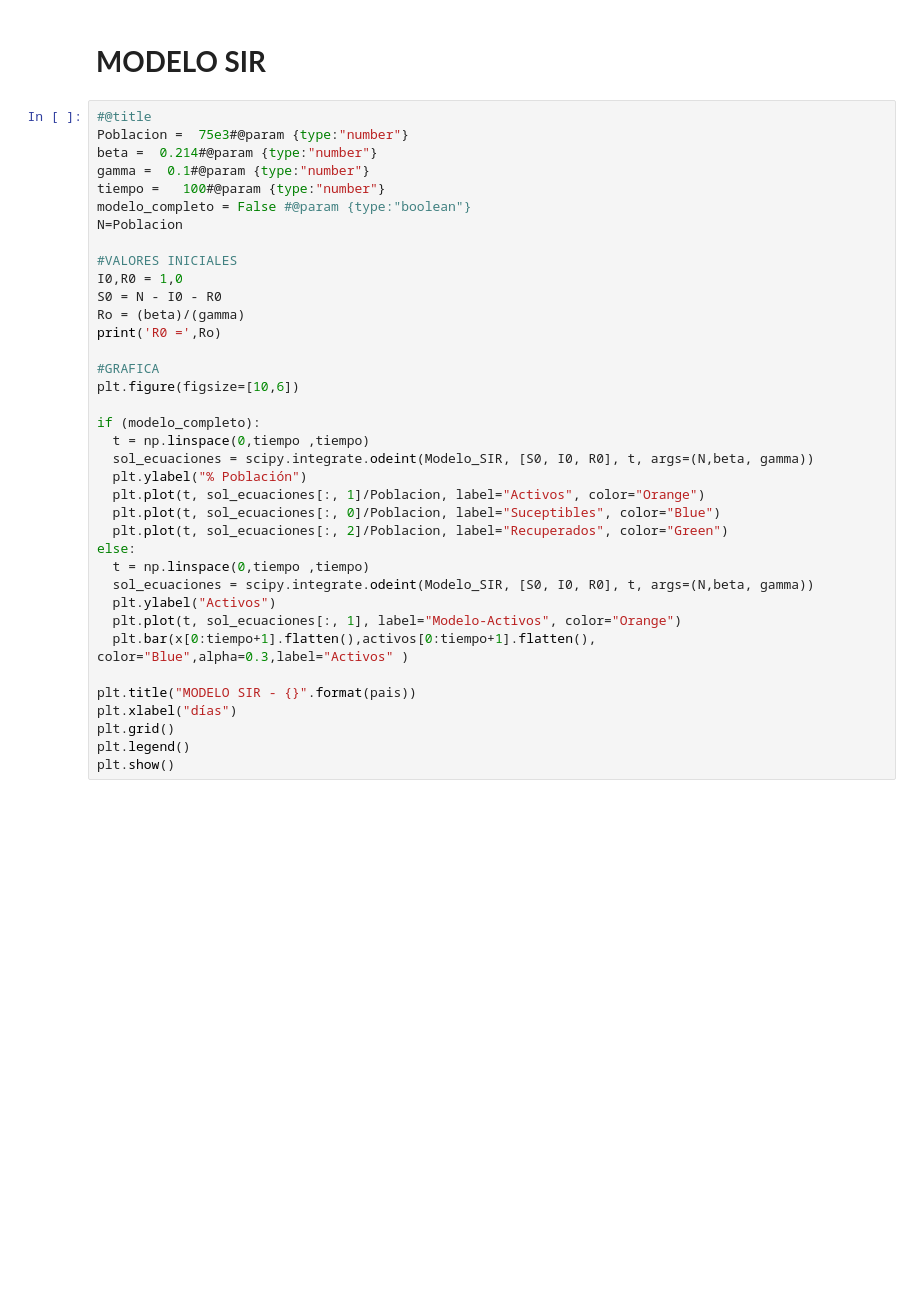
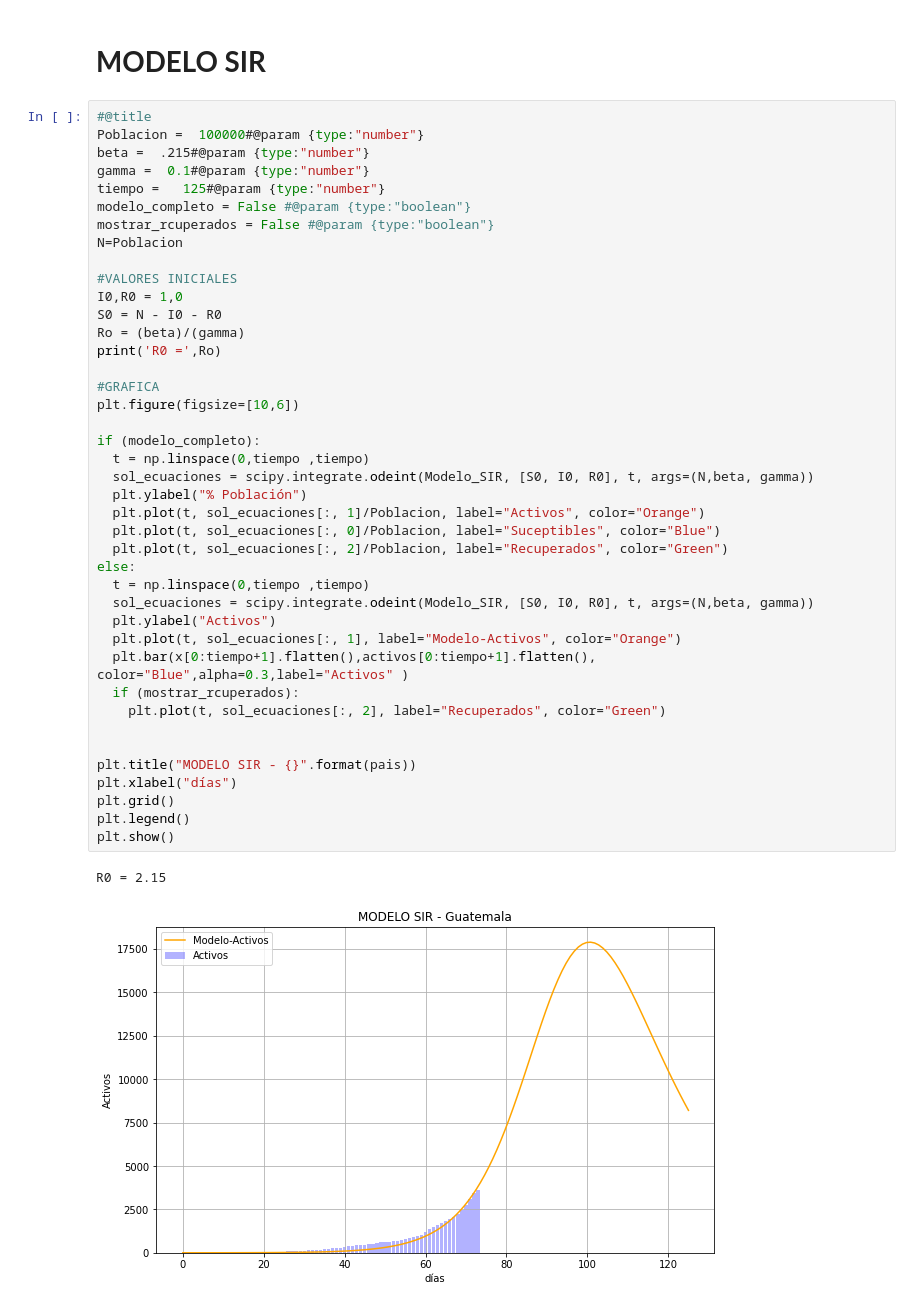
Before and after one commit to pepedp/Otros, a Jupyter notebook: Covid19.ipynb, the cells around one changed output. Drawn from its saved outputs; the diff is of its cells as text; blank space fills up the shorter version.

```diff
--- a/Covid19.ipynb
+++ b/Covid19.ipynb
@@ -296,41 +318,48 @@ elif (Actualizar_BigQuery):
 # **MODELO SIR**
 # %%
 #@title
-Poblacion =  75e3#@param {type:"number"}
-beta =  0.214#@param {type:"number"}
+Poblacion =  100000#@param {type:"number"}
+beta =  .215#@param {type:"number"}
 gamma =  0.1#@param {type:"number"}
-tiempo =   100#@param {type:"number"}
+tiempo =   125#@param {type:"number"}
 modelo_completo = False #@param {type:"boolean"}
+mostrar_rcuperados = False #@param {type:"boolean"}
 N=Poblacion
 
 #VALORES INICIALES
 I0,R0 = 1,0
 S0 = N - I0 - R0
 Ro = (beta)/(gamma)
 print('R0 =',Ro)
 
 #GRAFICA
 plt.figure(figsize=[10,6])
 
 if (modelo_completo):
   t = np.linspace(0,tiempo ,tiempo)
   sol_ecuaciones = scipy.integrate.odeint(Modelo_SIR, [S0, I0, R0], t, args=(N,beta, gamma))
   plt.ylabel("% Población")
   plt.plot(t, sol_ecuaciones[:, 1]/Poblacion, label="Activos", color="Orange")
   plt.plot(t, sol_ecuaciones[:, 0]/Poblacion, label="Suceptibles", color="Blue")
   plt.plot(t, sol_ecuaciones[:, 2]/Poblacion, label="Recuperados", color="Green")
 else:
   t = np.linspace(0,tiempo ,tiempo)
   sol_ecuaciones = scipy.integrate.odeint(Modelo_SIR, [S0, I0, R0], t, args=(N,beta, gamma))
   plt.ylabel("Activos")
   plt.plot(t, sol_ecuaciones[:, 1], label="Modelo-Activos", color="Orange")
   plt.bar(x[0:tiempo+1].flatten(),activos[0:tiempo+1].flatten(), color="Blue",alpha=0.3,label="Activos" )
+  if (mostrar_rcuperados):
+    plt.plot(t, sol_ecuaciones[:, 2], label="Recuperados", color="Green")
+
 
 plt.title("MODELO SIR - {}".format(pais))
 plt.xlabel("días")
 plt.grid()
 plt.legend()
 plt.show()
+# %% [output]
+R0 = 2.15
+[figure, added]
 # %% [markdown]
 ## Ecuaciones Diferenciales
 
```
Also changed, not shown: parts of 3 cells of this notebook.
